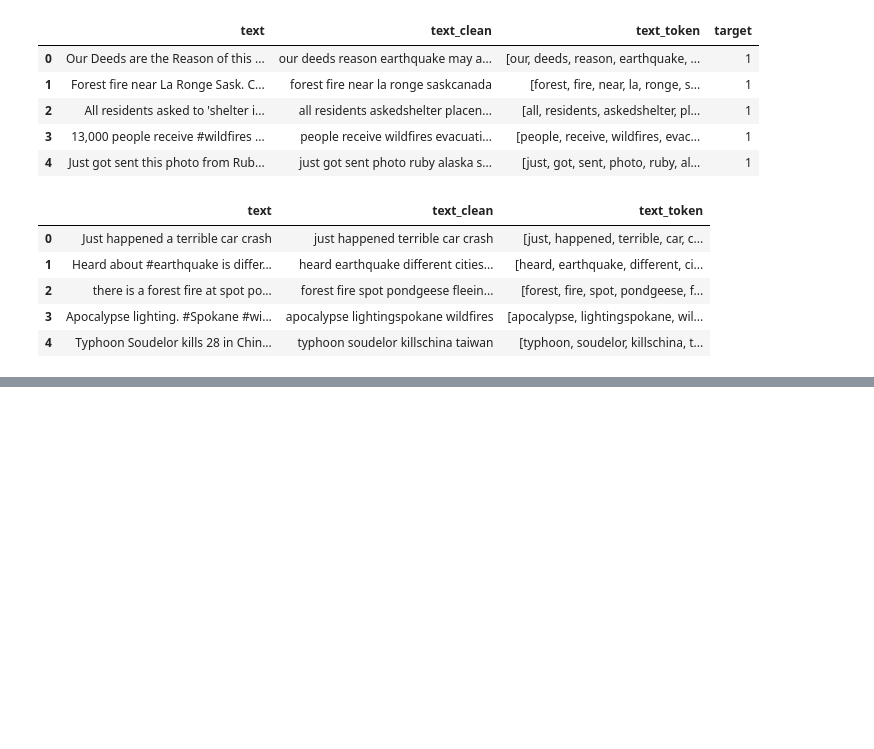
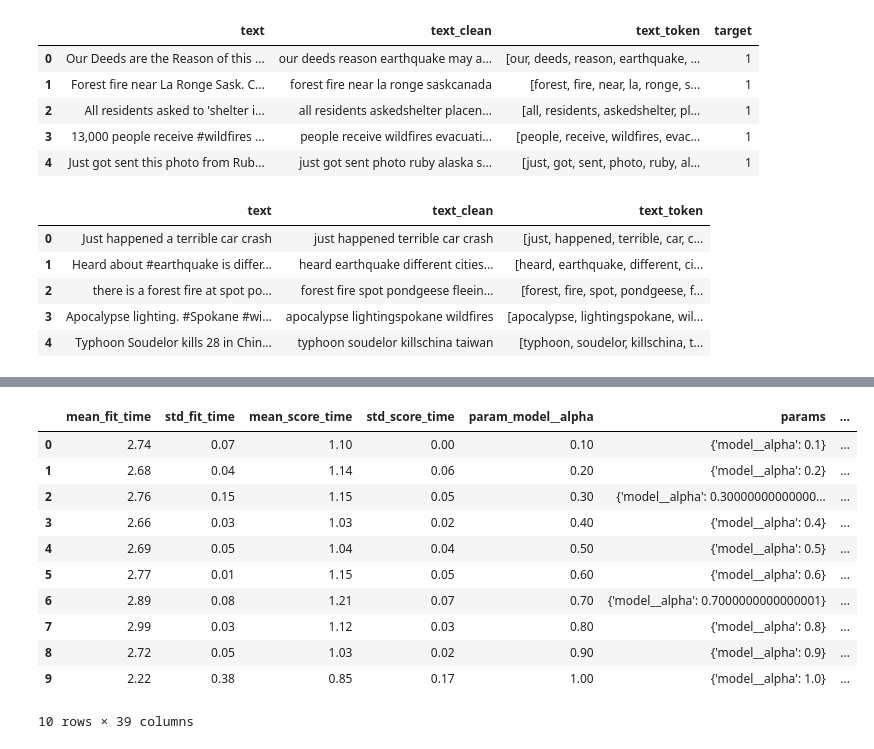
Before and after one commit to AymanSulaiman/Natural-Language-Processing-with-Disaster-Tweets-Kaggle, a Jupyter notebook: notebooks/TFIDF_LSA_classification.ipynb, the cells around one changed output, grey strips where cells are left out. Saved outputs shown, nothing was run; the diff lists cells and outputs as text; code cells hidden in the pictures; blank space fills up the shorter version.

```diff
--- a/notebooks/TFIDF_LSA_classification.ipynb
+++ b/notebooks/TFIDF_LSA_classification.ipynb
@@ -98,0 +176,28 @@ TFIDF vector transformer
+# %%
+mod_standard = GridSearchCV(estimator=clf_gaus_standard,
+                   param_grid={
+                       'model__alpha':np.linspace(0.1,1,10),
+                   },
+                   scoring={'precision': make_scorer(precision_score),
+                             'recall': make_scorer(recall_score),
+                             'min_both': min_recall_precision},
+                    refit='min_both',
+                    return_train_score=True,
+                    cv=3,
+                    n_jobs=-1)
+mod_standard.fit(X, y);
+
+pd.DataFrame(mod_standard.cv_results_)
+# %% [output]
+|  | mean_fit_time | std_fit_time | mean_score_time | std_score_time | param_model__alpha | params | ... |
+| 0 | 2.74 | 0.07 | 1.10 | 0.00 | 0.10 | {'model__alpha': 0.1} | ... |
+| 1 | 2.68 | 0.04 | 1.14 | 0.06 | 0.20 | {'model__alpha': 0.2} | ... |
+| 2 | 2.76 | 0.15 | 1.15 | 0.05 | 0.30 | {'model__alpha': 0.30000000000000... | ... |
+| 3 | 2.66 | 0.03 | 1.03 | 0.02 | 0.40 | {'model__alpha': 0.4} | ... |
+| 4 | 2.69 | 0.05 | 1.04 | 0.04 | 0.50 | {'model__alpha': 0.5} | ... |
+| 5 | 2.77 | 0.01 | 1.15 | 0.05 | 0.60 | {'model__alpha': 0.6} | ... |
+| 6 | 2.89 | 0.08 | 1.21 | 0.07 | 0.70 | {'model__alpha': 0.7000000000000001} | ... |
+| 7 | 2.99 | 0.03 | 1.12 | 0.03 | 0.80 | {'model__alpha': 0.8} | ... |
+| 8 | 2.72 | 0.05 | 1.03 | 0.02 | 0.90 | {'model__alpha': 0.9} | ... |
+| 9 | 2.22 | 0.38 | 0.85 | 0.17 | 1.00 | {'model__alpha': 1.0} | ... |
+10 rows × 39 columns
```
Also changed, not shown: parts of 13 cells of this notebook.
